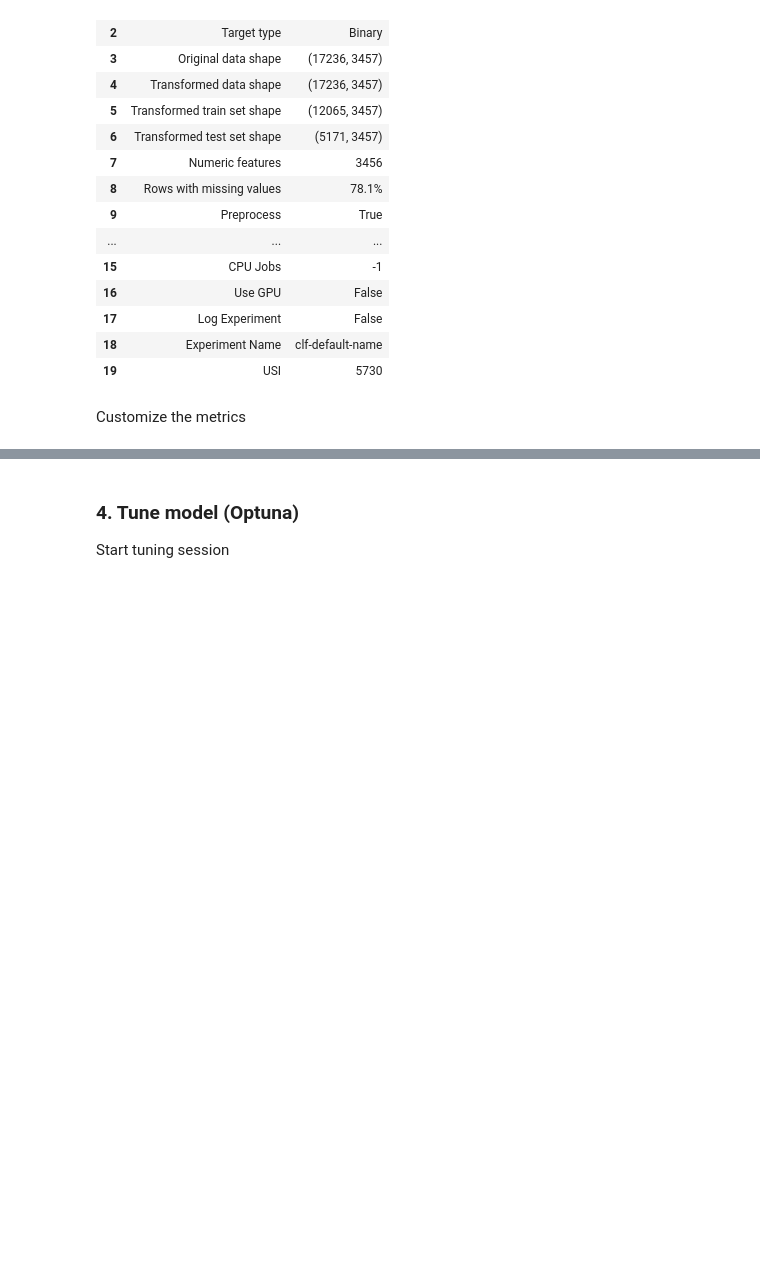
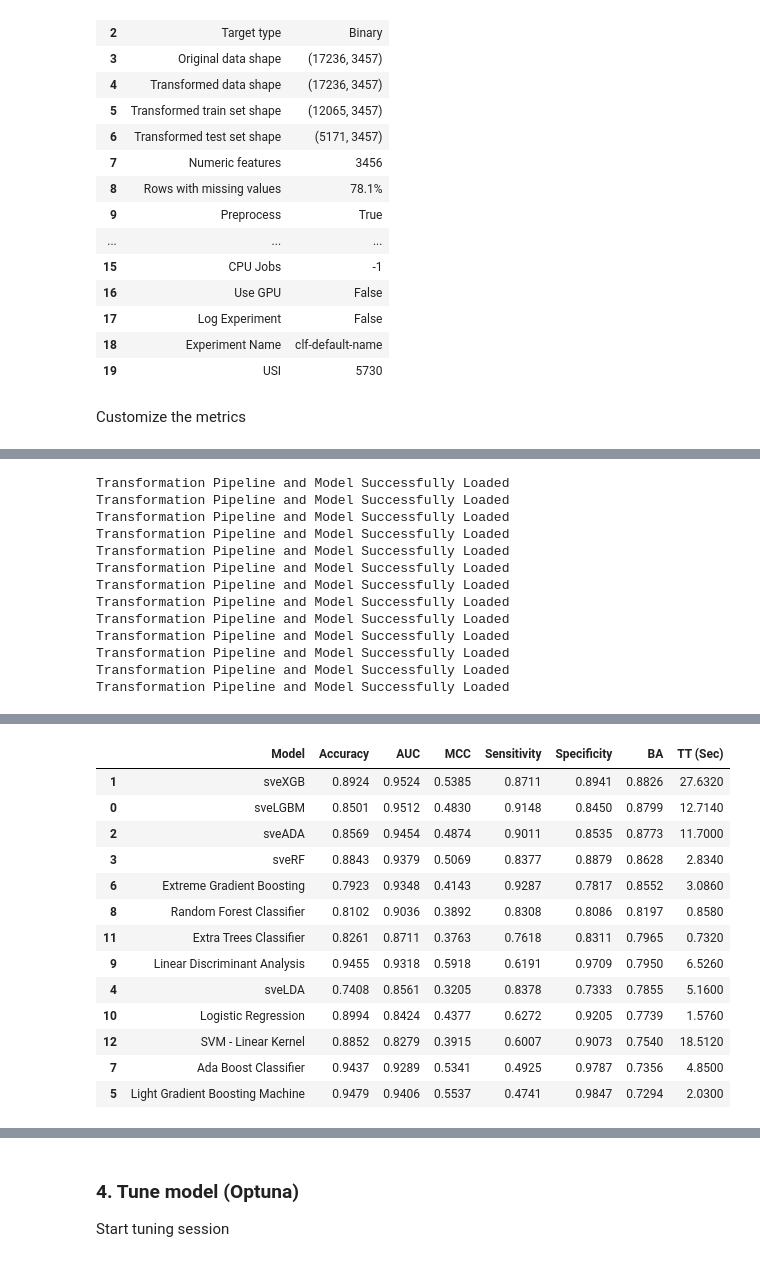
Before and after one commit to giordamaug/HELP, a Jupyter notebook: notebooks/tuning.ipynb, the cells around one changed output, grey strips where cells are left out. Saved outputs shown, nothing was run; the diff lists cells and outputs as text; code cells hidden in the pictures; blank space fills up the shorter version.

```diff
--- a/notebooks/tuning.ipynb
+++ b/notebooks/tuning.ipynb
@@ -186,0 +189,22 @@ Fitting 5 folds for each of 9 candidates, totalling 45 fits
+# %%
+models = []
+for clfname in ['sveLGBM',  'sveXGB', 'sveADA', 'sveRF', 'sveLDA']:
+    models += [load_model(os.path.join(savepath, f'saved_{clfname}_model'))]
+for clfname in ['lightgbm', 'xgboost', 'ada', 'rf', 'lda', 'lr', 'et', 'svm']:
+    models += [load_model(os.path.join(savepath, f'saved_{clfname}_model'))]
+
+results = compare_models(include=models, sort='BA')
+# %% [output]
+Transformation Pipeline and Model Successfully Loaded
+Transformation Pipeline and Model Successfully Loaded
+Transformation Pipeline and Model Successfully Loaded
+Transformation Pipeline and Model Successfully Loaded
+Transformation Pipeline and Model Successfully Loaded
+Transformation Pipeline and Model Successfully Loaded
+Transformation Pipeline and Model Successfully Loaded
+Transformation Pipeline and Model Successfully Loaded
+Transformation Pipeline and Model Successfully Loaded
+Transformation Pipeline and Model Successfully Loaded
+Transformation Pipeline and Model Successfully Loaded
+Transformation Pipeline and Model Successfully Loaded
+Transformation Pipeline and Model Successfully Loaded
@@ -186,0 +212,14 @@ Fitting 5 folds for each of 9 candidates, totalling 45 fits
+|  | Model | Accuracy | AUC | MCC | Sensitivity | Specificity | BA | TT (Sec) |
+| 1 | sveXGB | 0.8924 | 0.9524 | 0.5385 | 0.8711 | 0.8941 | 0.8826 | 27.6320 |
+| 0 | sveLGBM | 0.8501 | 0.9512 | 0.4830 | 0.9148 | 0.8450 | 0.8799 | 12.7140 |
+| 2 | sveADA | 0.8569 | 0.9454 | 0.4874 | 0.9011 | 0.8535 | 0.8773 | 11.7000 |
+| 3 | sveRF | 0.8843 | 0.9379 | 0.5069 | 0.8377 | 0.8879 | 0.8628 | 2.8340 |
+| 6 | Extreme Gradient Boosting | 0.7923 | 0.9348 | 0.4143 | 0.9287 | 0.7817 | 0.8552 | 3.0860 |
+| 8 | Random Forest Classifier | 0.8102 | 0.9036 | 0.3892 | 0.8308 | 0.8086 | 0.8197 | 0.8580 |
+| 11 | Extra Trees Classifier | 0.8261 | 0.8711 | 0.3763 | 0.7618 | 0.8311 | 0.7965 | 0.7320 |
+| 9 | Linear Discriminant Analysis | 0.9455 | 0.9318 | 0.5918 | 0.6191 | 0.9709 | 0.7950 | 6.5260 |
+| 4 | sveLDA | 0.7408 | 0.8561 | 0.3205 | 0.8378 | 0.7333 | 0.7855 | 5.1600 |
+| 10 | Logistic Regression | 0.8994 | 0.8424 | 0.4377 | 0.6272 | 0.9205 | 0.7739 | 1.5760 |
+| 12 | SVM - Linear Kernel | 0.8852 | 0.8279 | 0.3915 | 0.6007 | 0.9073 | 0.7540 | 18.5120 |
+| 7 | Ada Boost Classifier | 0.9437 | 0.9289 | 0.5341 | 0.4925 | 0.9787 | 0.7356 | 4.8500 |
+| 5 | Light Gradient Boosting Machine | 0.9479 | 0.9406 | 0.5537 | 0.4741 | 0.9847 | 0.7294 | 2.0300 |
```
Also changed, not shown: parts of 4 cells of this notebook, 4 other files.
